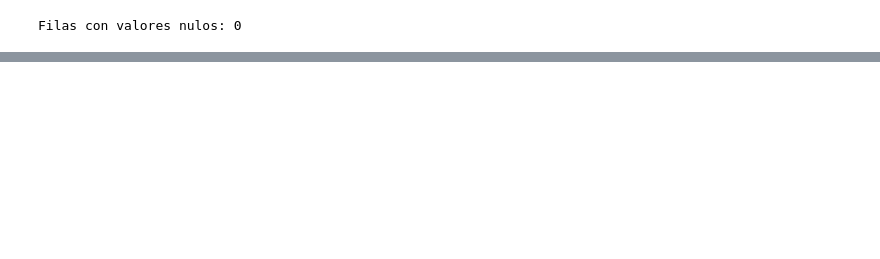
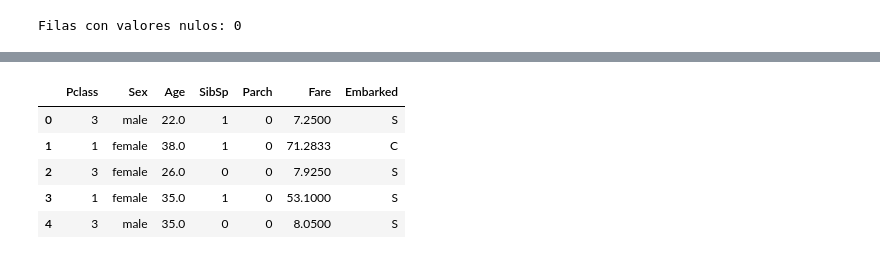
Before and after one commit to SebastianAyala07/analisis_precio_vehiculos_2023, a Jupyter notebook: activity3_preprocessing_data.ipynb, the cells around one changed output, grey strips where cells are left out. Drawn from its saved outputs; the diff is of its cells as text; code cells hidden in the pictures; blank space fills up the shorter version.

```diff
--- a/activity3_preprocessing_data.ipynb
+++ b/activity3_preprocessing_data.ipynb
@@ -138,0 +171,19 @@ Filas con valores nulos: 0
+# %%
+columns = [i for i in range(0,10)]
+exclude_columns = [0, 1, 3]
+for column in exclude_columns:
+    columns.remove(column)
+df
+x = df.iloc[:,columns]
+y = df.iloc[:,1]
+
+# Aqui vemos que la variable a predecir ya no se encuentra incluida dentro del valor de la variable 'x'
+# que hace referencia a los datos que influyen en la prediccion. Adicional no tenemos columnas que son irrelevantes para nuestro modelo
+x.head()
+# %% [output]
+|  | Pclass | Sex | Age | SibSp | Parch | Fare | Embarked |
+| 0 | 3 | male | 22.0 | 1 | 0 | 7.2500 | S |
+| 1 | 1 | female | 38.0 | 1 | 0 | 71.2833 | C |
+| 2 | 3 | female | 26.0 | 0 | 0 | 7.9250 | S |
+| 3 | 1 | female | 35.0 | 1 | 0 | 53.1000 | S |
+| 4 | 3 | male | 35.0 | 0 | 0 | 8.0500 | S |
```
Also changed, not shown: parts of 20 cells of this notebook, 2 other files.
